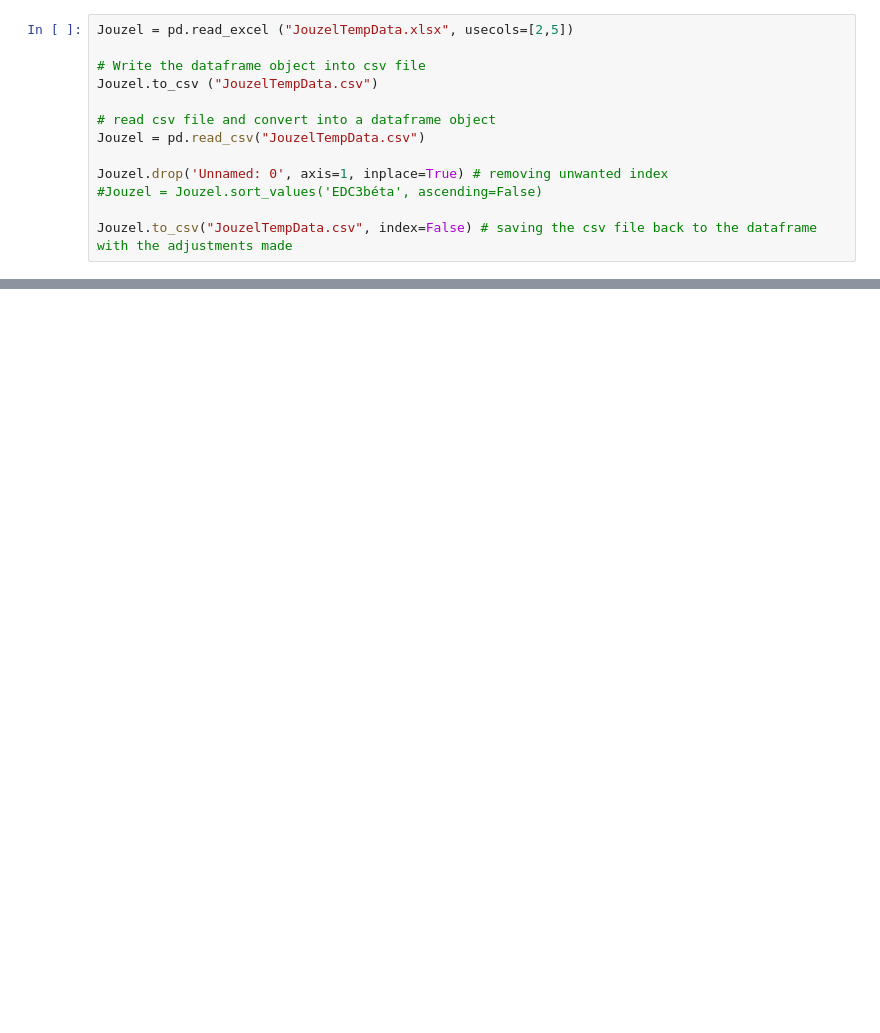
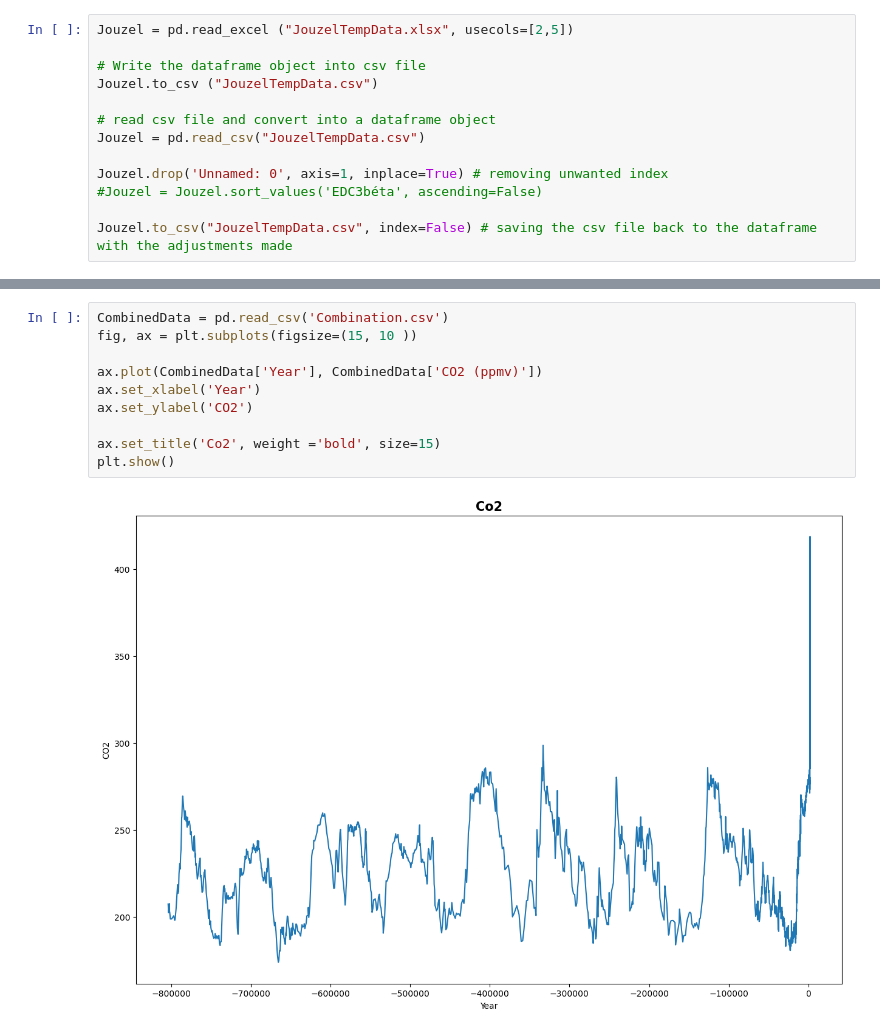
Before and after one commit to rebeccaf1918/Programming-for-Da-Project2, a Jupyter notebook: Project.ipynb, the cells around one changed output, grey strips where cells are left out. Drawn from its saved outputs; the diff is of its cells as text; blank space fills up the shorter version.

Commit message:
adding plots for co2 and temp

```diff
--- a/Project.ipynb
+++ b/Project.ipynb
@@ -139,0 +175,12 @@ with open('JouzelTempData.csv', 'a', newline="") as file:
+# %%
+CombinedData = pd.read_csv('Combination.csv')
+fig, ax = plt.subplots(figsize=(15, 10 ))
+
+ax.plot(CombinedData['Year'], CombinedData['CO2 (ppmv)'])
+ax.set_xlabel('Year')
+ax.set_ylabel('CO2')
+
+ax.set_title('Co2', weight ='bold', size=15)
+plt.show()
+# %% [output]
+[figure, added]
```
Also changed, not shown: parts of 15 cells of this notebook, 7 other files.
